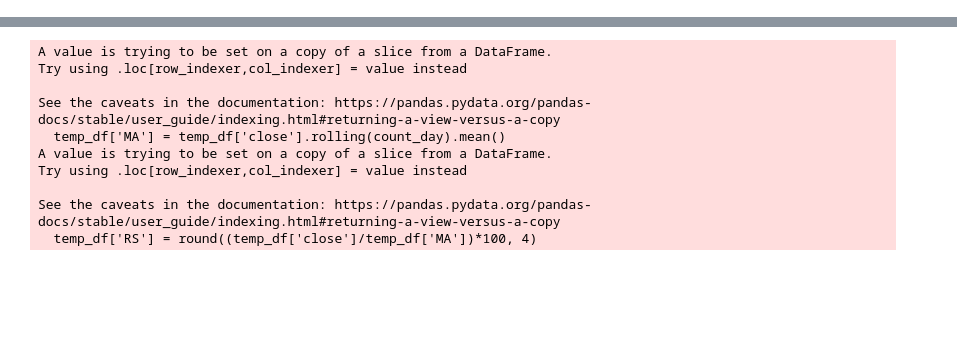
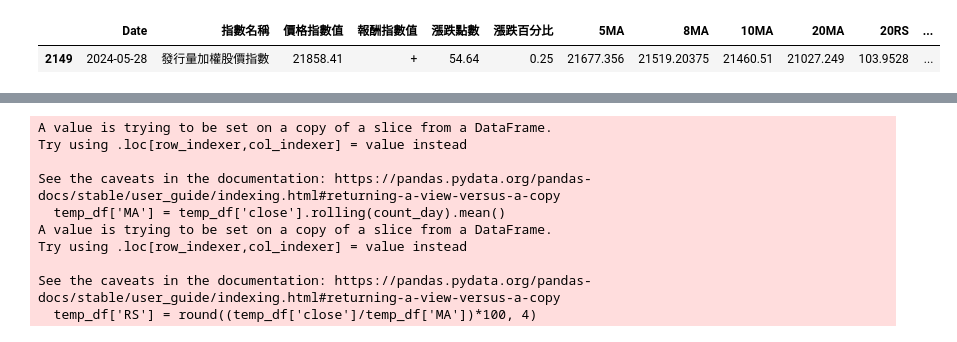
Before and after one commit to mulderfang/stock, a Jupyter notebook: 資料寫入mysql.ipynb, the cells around one changed output, grey strips where cells are left out. Saved outputs shown, nothing was run; the diff lists cells and outputs as text; code cells hidden in the pictures; blank space fills up the shorter version.

```diff
--- a/資料寫入mysql.ipynb
+++ b/資料寫入mysql.ipynb
@@ -141,6 +141,11 @@ twse_df_new = twse_df.loc[twse_df_update.index]  # 只更新尚未計算的新
 updater = MySQLUpdater(db_params, 'daily_twse', twse_df_new, '指數名稱', '1')
 updater.update_records()
 updater.close_connection()
+# %%
+twse_df_new
+# %% [output]
+|  | Date | 指數名稱 | 價格指數值 | 報酬指數值 | 漲跌點數 | 漲跌百分比 | 5MA | 8MA | 10MA | 20MA | 20RS | ... |
+| 2149 | 2024-05-28 | 發行量加權股價指數 | 21858.41 | + | 54.64 | 0.25 | 21677.356 | 21519.20375 | 21460.51 | 21027.249 | 103.9528 | ... |
 # %%
 stock_ids = stock_df_raw['證券代號'].unique().tolist()
 
```
Also changed, not shown: parts of 10 cells of this notebook.
